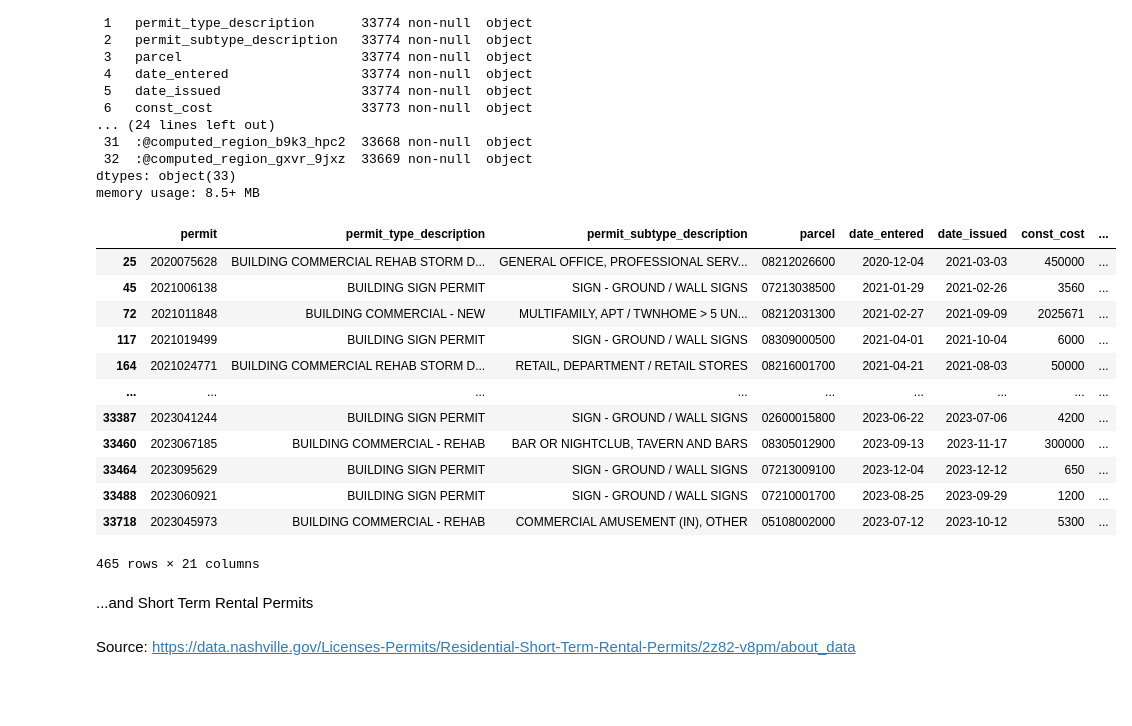
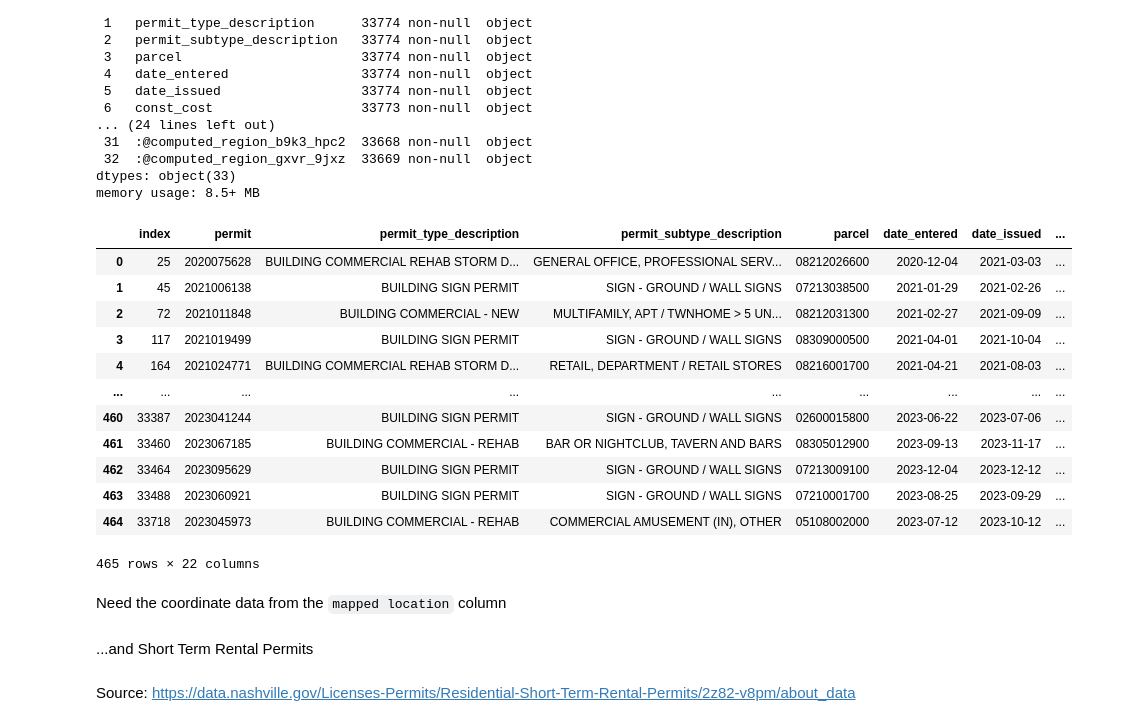
Before and after one commit to jchabinec/Making-Nashvilles-Streets-Safer, a Jupyter notebook: notebooks/get_data.ipynb, the cells around one changed output. Cells and saved outputs as stored; diff of their text form; code cells hidden in the pictures; blank space fills up the shorter version.

Commit message:
Power's Out... Saving via mobile hotspot for the night...

```diff
--- a/notebooks/get_data.ipynb
+++ b/notebooks/get_data.ipynb
@@ -309,19 +309,21 @@ bdlg_permits_raw['council_dist'] = bdlg_permits_raw['council_dist'].astype(str).
 bdlg_permits_raw['census_tract'] = bdlg_permits_raw['census_tract'].astype(str).str.upper()
 bdlg_permits_raw['case_status'] = bdlg_permits_raw['case_status'].astype(str).str.upper()
 # %%
-bdlg_permits = bdlg_permits_raw[bdlg_permits_raw['address'].str.contains('GALLATIN|MAIN')]
+bdlg_permits = bdlg_permits_raw[bdlg_permits_raw['address'].str.contains('GALLATIN|MAIN')].reset_index()
 bdlg_permits
 # %% [output]
-|  | permit | permit_type_description | permit_subtype_description | parcel | date_entered | date_issued | const_cost | ... |
-| 25 | 2020075628 | BUILDING COMMERCIAL REHAB STORM D... | GENERAL OFFICE, PROFESSIONAL SERV... | 08212026600 | 2020-12-04 | 2021-03-03 | 450000 | ... |
-| 45 | 2021006138 | BUILDING SIGN PERMIT | SIGN - GROUND / WALL SIGNS | 07213038500 | 2021-01-29 | 2021-02-26 | 3560 | ... |
-| 72 | 2021011848 | BUILDING COMMERCIAL - NEW | MULTIFAMILY, APT / TWNHOME > 5 UN... | 08212031300 | 2021-02-27 | 2021-09-09 | 2025671 | ... |
-| 117 | 2021019499 | BUILDING SIGN PERMIT | SIGN - GROUND / WALL SIGNS | 08309000500 | 2021-04-01 | 2021-10-04 | 6000 | ... |
-| 164 | 2021024771 | BUILDING COMMERCIAL REHAB STORM D... | RETAIL, DEPARTMENT / RETAIL STORES | 08216001700 | 2021-04-21 | 2021-08-03 | 50000 | ... |
+|  | index | permit | permit_type_description | permit_subtype_description | parcel | date_entered | date_issued | ... |
+| 0 | 25 | 2020075628 | BUILDING COMMERCIAL REHAB STORM D... | GENERAL OFFICE, PROFESSIONAL SERV... | 08212026600 | 2020-12-04 | 2021-03-03 | ... |
+| 1 | 45 | 2021006138 | BUILDING SIGN PERMIT | SIGN - GROUND / WALL SIGNS | 07213038500 | 2021-01-29 | 2021-02-26 | ... |
+| 2 | 72 | 2021011848 | BUILDING COMMERCIAL - NEW | MULTIFAMILY, APT / TWNHOME > 5 UN... | 08212031300 | 2021-02-27 | 2021-09-09 | ... |
+| 3 | 117 | 2021019499 | BUILDING SIGN PERMIT | SIGN - GROUND / WALL SIGNS | 08309000500 | 2021-04-01 | 2021-10-04 | ... |
+| 4 | 164 | 2021024771 | BUILDING COMMERCIAL REHAB STORM D... | RETAIL, DEPARTMENT / RETAIL STORES | 08216001700 | 2021-04-21 | 2021-08-03 | ... |
 | ... | ... | ... | ... | ... | ... | ... | ... | ... |
-| 33387 | 2023041244 | BUILDING SIGN PERMIT | SIGN - GROUND / WALL SIGNS | 02600015800 | 2023-06-22 | 2023-07-06 | 4200 | ... |
-| 33460 | 2023067185 | BUILDING COMMERCIAL - REHAB | BAR OR NIGHTCLUB, TAVERN AND BARS | 08305012900 | 2023-09-13 | 2023-11-17 | 300000 | ... |
-| 33464 | 2023095629 | BUILDING SIGN PERMIT | SIGN - GROUND / WALL SIGNS | 07213009100 | 2023-12-04 | 2023-12-12 | 650 | ... |
-| 33488 | 2023060921 | BUILDING SIGN PERMIT | SIGN - GROUND / WALL SIGNS | 07210001700 | 2023-08-25 | 2023-09-29 | 1200 | ... |
-| 33718 | 2023045973 | BUILDING COMMERCIAL - REHAB | COMMERCIAL AMUSEMENT (IN), OTHER | 05108002000 | 2023-07-12 | 2023-10-12 | 5300 | ... |
+| 460 | 33387 | 2023041244 | BUILDING SIGN PERMIT | SIGN - GROUND / WALL SIGNS | 02600015800 | 2023-06-22 | 2023-07-06 | ... |
+| 461 | 33460 | 2023067185 | BUILDING COMMERCIAL - REHAB | BAR OR NIGHTCLUB, TAVERN AND BARS | 08305012900 | 2023-09-13 | 2023-11-17 | ... |
+| 462 | 33464 | 2023095629 | BUILDING SIGN PERMIT | SIGN - GROUND / WALL SIGNS | 07213009100 | 2023-12-04 | 2023-12-12 | ... |
+| 463 | 33488 | 2023060921 | BUILDING SIGN PERMIT | SIGN - GROUND / WALL SIGNS | 07210001700 | 2023-08-25 | 2023-09-29 | ... |
+| 464 | 33718 | 2023045973 | BUILDING COMMERCIAL - REHAB | COMMERCIAL AMUSEMENT (IN), OTHER | 05108002000 | 2023-07-12 | 2023-10-12 | ... |
-465 rows × 21 columns
+465 rows × 22 columns
+# %% [markdown]
+Need the coordinate data from the `mapped location` column
```
Also changed, not shown: parts of 3 cells of this notebook, 3 other files.
